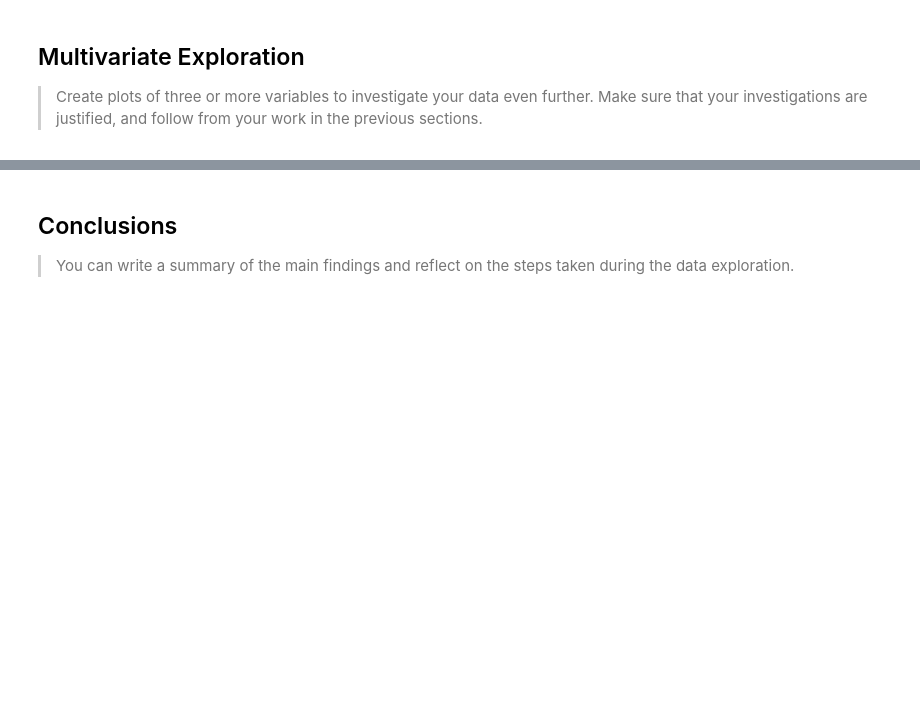
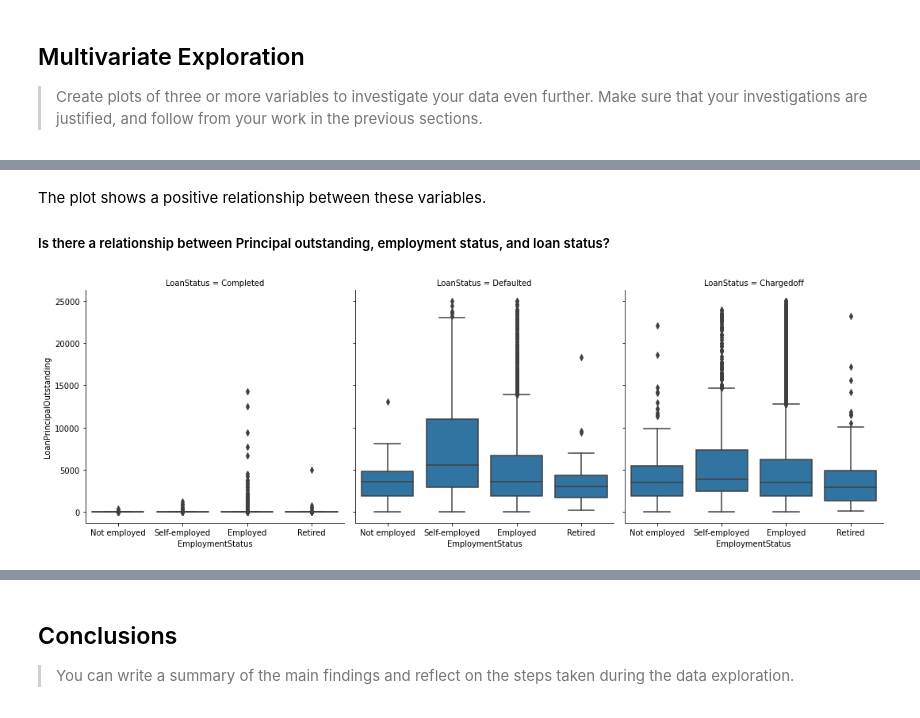
Before and after one commit to cnikoro/prosper_loan_eda, a Jupyter notebook: Part_I_exploration_template.ipynb, the cells around one changed output, grey strips where cells are left out. Drawn from its saved outputs; the diff is of its cells as text; code cells hidden in the pictures; blank space fills up the shorter version.

```diff
--- a/Part_I_exploration_template.ipynb
+++ b/Part_I_exploration_template.ipynb
@@ -860,0 +886,13 @@ your work in the previous sections.
+# %% [markdown]
+The plot shows a positive relationship between these variables.
+
+##### Is there a relationship between Principal outstanding, employment status, and loan status?
+# %%
+# facet grid of box plots to investigate
+# the correlation between employment status, principal outstanding
+# and loan status
+
+sns.catplot(data=loan_sub_data, x='EmploymentStatus', y='LoanPrincipalOutstanding', col='LoanStatus',
+            kind='box', color=sns.color_palette()[0]);
+# %% [output]
+[figure, added]
```
Also changed, not shown: parts of 26 cells of this notebook.
